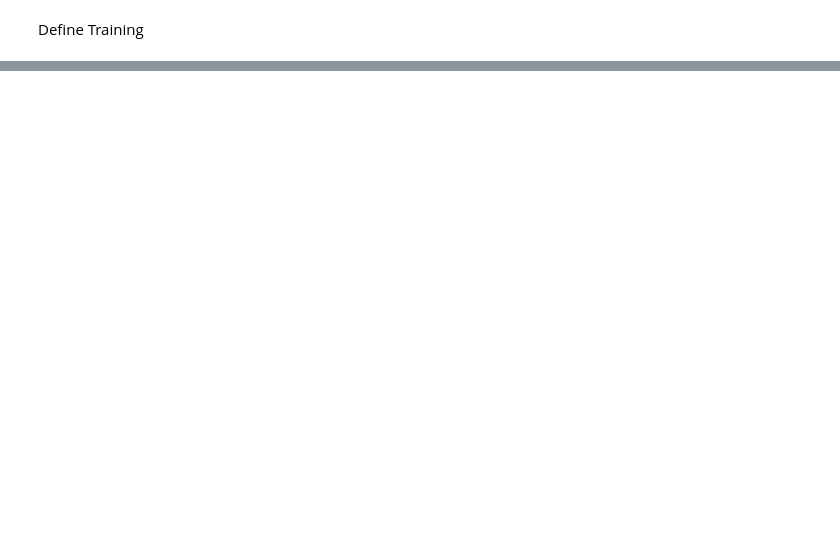
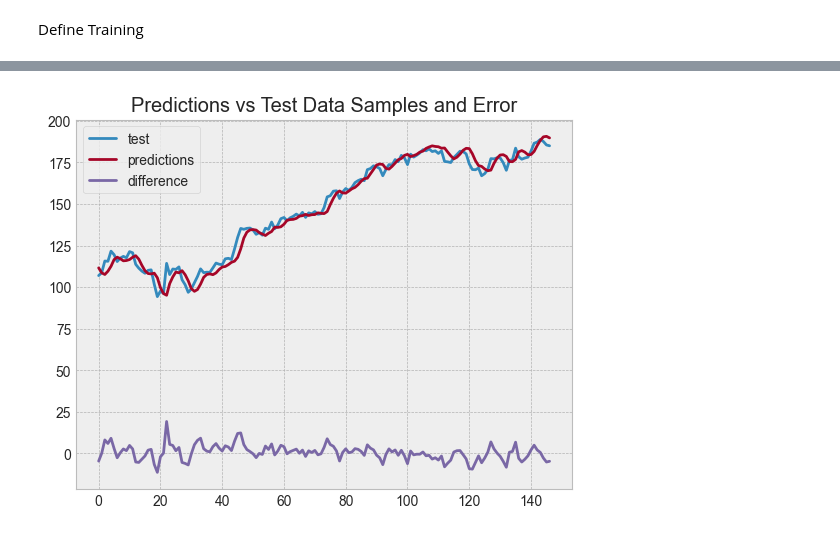
Before and after one commit to c3hodgins/market-forecasting, a Jupyter notebook: market-forecasting.ipynb, the cells around one changed output, grey strips where cells are left out. Saved outputs shown, nothing was run; the diff lists cells and outputs as text; code cells hidden in the pictures; blank space fills up the shorter version.

```diff
--- a/market-forecasting.ipynb
+++ b/market-forecasting.ipynb
@@ -314,11 +374,26 @@ torch.save(model.state_dict(), model_path)
 # %%
-import random
-rand_idx = random.randint(0, len(test_dataset))
-sample = x_test_tensor[rand_idx].unsqueeze(0)  # shape: (1, seq_length, 1)
+device = torch.device("cuda" if torch.cuda.is_available() else "cpu")
+model = model.to(device)
 model.eval()
+
+predictions = []
+labels = []
+test_loss = 0
+
 with torch.no_grad():
-    pred = model(sample)
-print(rand_idx)
-print(pred[0])
-print(y_test_tensor[rand_idx])
+    for x_batch, y_batch in test_loader:
+        x_batch, y_batch = x_batch.to(device), y_batch.to(device)
+        outputs = model(x_batch)
+        loss = lossfunction(outputs, y_batch)
+        test_loss += loss.item() * y_batch.size(0)
+
+        predictions.append(outputs)
+        labels.append(y_batch)
+
+test_loss /= len(test_loader.dataset)
+all_preds = scaler.inverse_transform(torch.cat(predictions))
+all_labels = scaler.inverse_transform(torch.cat(labels))
+print("Test loss:", test_loss)
+print("Sample outputs:", all_preds[-5:])
+print("Sample labels:", all_labels[-5:])
 # %% [output]
@@ -327,0 +411,11 @@ tensor([2.4881])
+# %%
+plt.figure()
+plt.title(f'Predictions vs Test Data Samples and Error')
+plt.plot(all_labels)
+plt.plot(all_preds)
+plt.plot(all_labels-all_preds)
+plt.legend(['test','predictions', 'difference'])
+plt.show()
+# plt.plot(valid[['Close', 'Predictions']])
+# %% [output]
+[figure, added]
```
Also changed, not shown: parts of 14 cells of this notebook, 8 other files.
